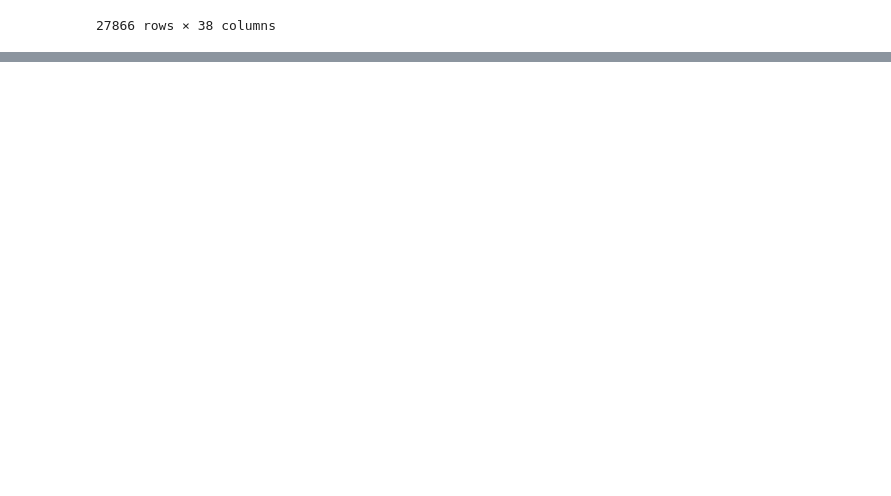
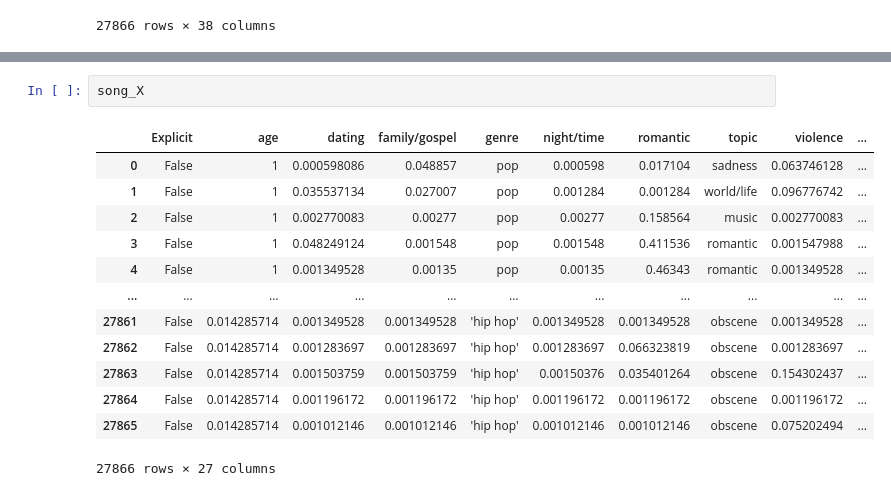
Before and after one commit to sharmista2shastry/W4995-Project-1, a Jupyter notebook: notebook.ipynb, the cells around one changed output, grey strips where cells are left out. Saved outputs shown, nothing was run; the diff lists cells and outputs as text; blank space fills up the shorter version.

```diff
--- a/notebook.ipynb
+++ b/notebook.ipynb
@@ -247,2 +274,18 @@ song_X = song_df.drop(columns=['mood', 'mood_%'])
 
 song_y = song_df['mood']
+# %%
+song_X
+# %% [output]
+|  | Explicit | age | dating | family/gospel | genre | night/time | romantic | topic | violence | ... |
+| 0 | False | 1 | 0.000598086 | 0.048857 | pop | 0.000598 | 0.017104 | sadness | 0.063746128 | ... |
+| 1 | False | 1 | 0.035537134 | 0.027007 | pop | 0.001284 | 0.001284 | world/life | 0.096776742 | ... |
+| 2 | False | 1 | 0.002770083 | 0.00277 | pop | 0.00277 | 0.158564 | music | 0.002770083 | ... |
+| 3 | False | 1 | 0.048249124 | 0.001548 | pop | 0.001548 | 0.411536 | romantic | 0.001547988 | ... |
+| 4 | False | 1 | 0.001349528 | 0.00135 | pop | 0.00135 | 0.46343 | romantic | 0.001349528 | ... |
+| ... | ... | ... | ... | ... | ... | ... | ... | ... | ... | ... |
+| 27861 | False | 0.014285714 | 0.001349528 | 0.001349528 | 'hip hop' | 0.001349528 | 0.001349528 | obscene | 0.001349528 | ... |
+| 27862 | False | 0.014285714 | 0.001283697 | 0.001283697 | 'hip hop' | 0.001283697 | 0.066323819 | obscene | 0.001283697 | ... |
+| 27863 | False | 0.014285714 | 0.001503759 | 0.001503759 | 'hip hop' | 0.00150376 | 0.035401264 | obscene | 0.154302437 | ... |
+| 27864 | False | 0.014285714 | 0.001196172 | 0.001196172 | 'hip hop' | 0.001196172 | 0.001196172 | obscene | 0.001196172 | ... |
+| 27865 | False | 0.014285714 | 0.001012146 | 0.001012146 | 'hip hop' | 0.001012146 | 0.001012146 | obscene | 0.075202494 | ... |
+27866 rows × 27 columns
```
Also changed, not shown: parts of 13 cells of this notebook.
